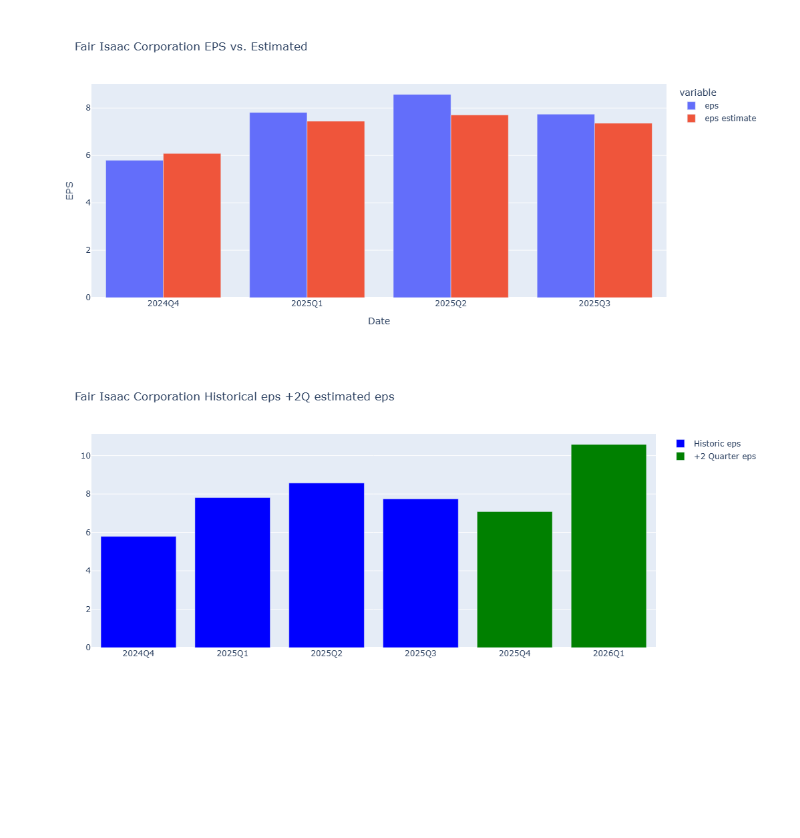
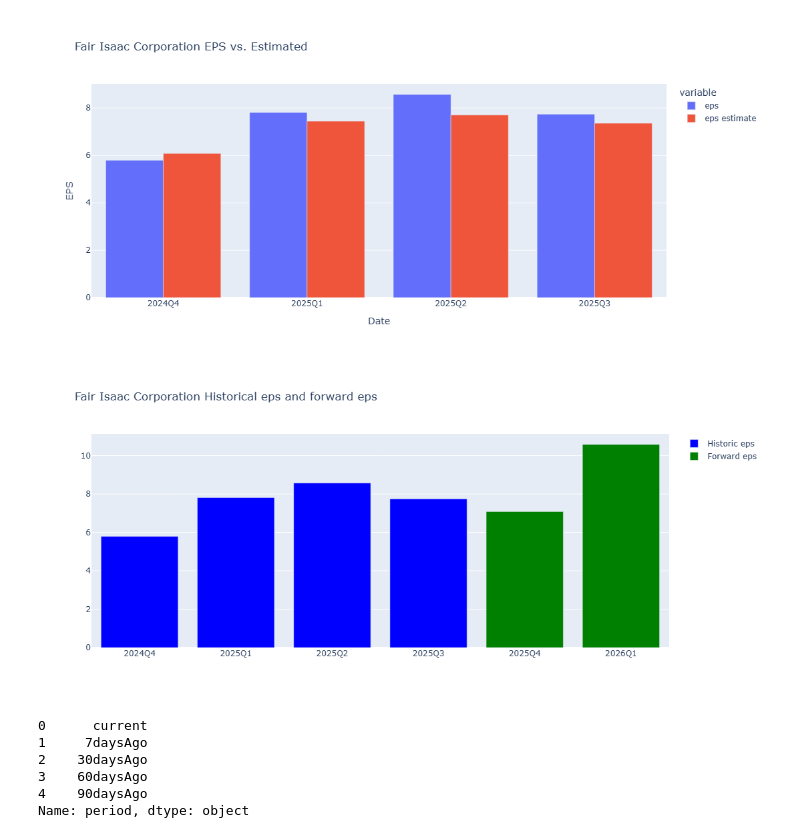
Before and after one commit to JustinWoo20/stock-screener, a Jupyter notebook: notebooks/eps.ipynb, the cells around one changed output. Saved outputs shown, nothing was run; the diff lists cells and outputs as text; code cells hidden in the pictures; blank space fills up the shorter version.

```diff
--- a/notebooks/eps.ipynb
+++ b/notebooks/eps.ipynb
@@ -48,34 +50,45 @@ chart
 # %%
 def future_eps(ticker, eps_previous):
     # Obtain only previous eps data from history dataframe
     eps_previous = eps_previous[['quarter', 'eps']]
     # Obtain eps estimates for the next 2 quarters
     estimates = stock.get_earnings_estimate()
     estimates = estimates.reset_index()
     estimates = estimates.rename(columns={'period': 'quarter', 'avg': 'eps'})
     eps_estimate = estimates[['quarter', 'eps']]
     # Drop eps year data
     eps_estimate = eps_estimate.drop([2, 3])
     # Clean up eps_estimate column data
     eps_estimate.loc[0, 'quarter'] = '2025Q4'
     eps_estimate.loc[1, 'quarter'] = '2026Q1'
     # Combine historical and estimates
     # eps_combined = pd.concat([eps, eps_estimate], ignore_index=True)
 
     # Plot data
     eps_bar = go.Figure()
     eps_bar.add_trace(go.Bar(x=eps_previous.quarter, y=eps_previous.eps,
                              marker_color='blue', name='Historic eps'))
     eps_bar.add_trace(go.Bar(x=eps_estimate.quarter, y=eps_estimate.eps,
-                             marker_color='green', name='+2 Quarter eps'))
-    eps_bar.update_layout(title_text=f'{ticker.info['shortName']} Historical eps +2Q estimated eps',
+                             marker_color='green', name='Forward eps'))
+    eps_bar.update_layout(title_text=f'{ticker.info['shortName']} Historical eps and forward eps',
                          height=500)
-    # eps_bar.show()
-    # eps_bar = px.bar(eps_combined, x='quarter', y='eps',
-    #                       title=f'{ticker.info['shortName']} Historical EPS with predicted future EPS', height=500)
-    # eps_bar.update_layout(xaxis_title='Quarter', yaxis_title='EPS')
 
     return eps_bar
 future_eps(ticker=stock, eps_previous=history)
 # %% [output]
-[figure, old version]
+[figure, new version]
+# %%
+# Transpose the axes and rename the columns
+trends_flip = trends.transpose()
+trends_flip = trends_flip.rename(columns={'0q': 'Current Quarter',
+                                          '+1q': 'Next Quarter',
+                                          '0y': 'Current Year',
+                                          '+1y': 'Next Year',}).reset_index(names='period')
+trends_flip.period
+# %% [output]
+0      current
+1     7daysAgo
+2    30daysAgo
+3    60daysAgo
+4    90daysAgo
+Name: period, dtype: object
```
Also changed, not shown: parts of 8 cells of this notebook, 1 other file.
